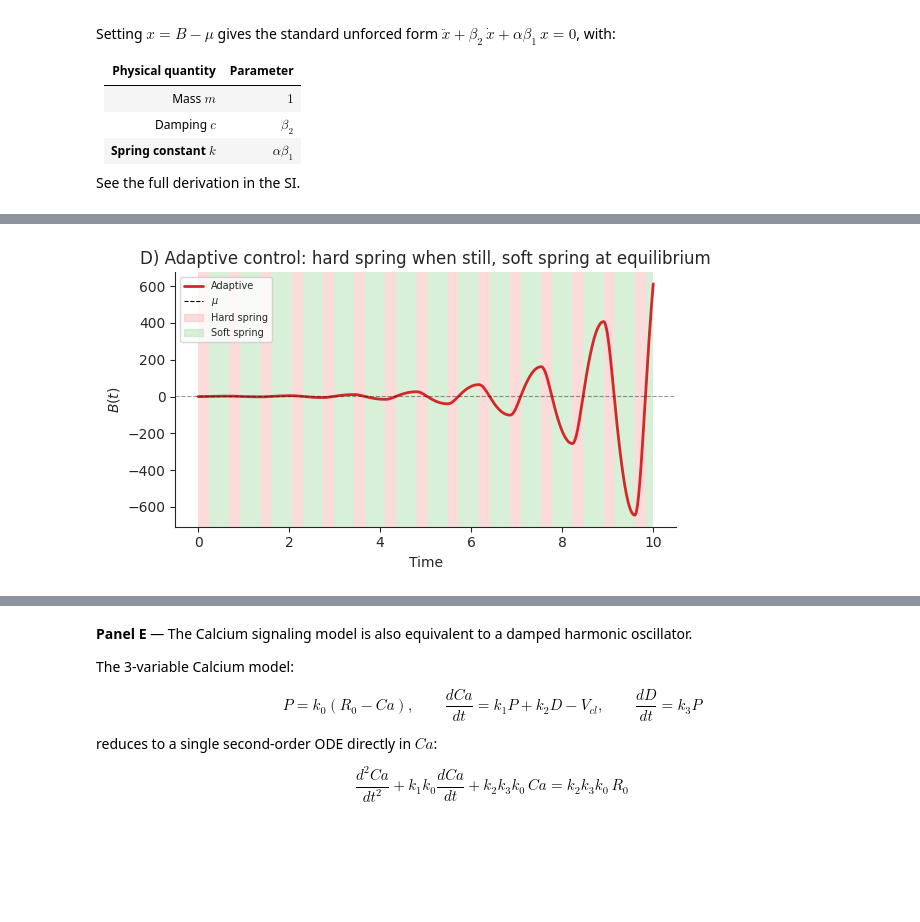
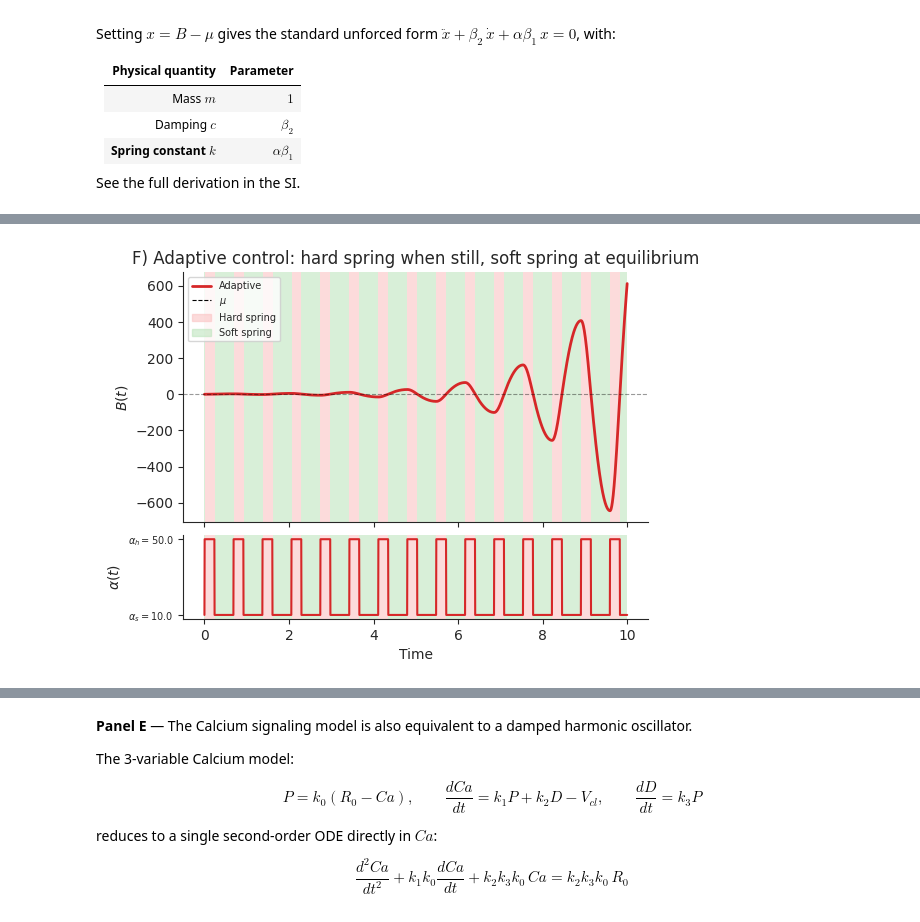
Before and after one commit to Liamir/autodiff-control, a Jupyter notebook: notebooks/figure2.ipynb, the cells around one changed output, grey strips where cells are left out. Cells and saved outputs as stored; diff of their text form; code cells hidden in the pictures; blank space fills up the shorter version.

```diff
--- a/notebooks/figure2.ipynb
+++ b/notebooks/figure2.ipynb
@@ -289,22 +290,37 @@ See the full derivation in the SI.
 
 ![Hard and soft spring diagram](hard_soft_spring.png)
 # %%
-# Panel D: standalone plot — background shading for hard/soft spring
-fig, ax = plt.subplots(figsize=(6, 3.5))
-shade_spring(ax, data_E['t'], data_E['alpha'],
+# Panel F: standalone plot — B(t) with alpha(t) schedule below
+fig, (ax_B, ax_a) = plt.subplots(2, 1, figsize=(6, 4.5), sharex=True,
+                                   gridspec_kw={'height_ratios': [3, 1], 'hspace': 0.08})
+
+shade_spring(ax_B, data_E['t'], data_E['alpha'],
              PANEL_E['alpha_hard'], PANEL_E['alpha_soft'])
-ax.plot(data_E['t'], data_E['y'][:, 1], lw=2, color='C3', label='Adaptive switching')
-ax.axhline(mu, color='black', ls='--', lw=0.8, alpha=0.4, label=r'$\mu$')
-ax.set_ylabel('$B(t)$'); ax.set_xlabel('Time')
-ax.set_title(r'D) Adaptive control: hard spring when still, soft spring at equilibrium')
-ax.legend(handles=[
+shade_spring(ax_a, data_E['t'], data_E['alpha'],
+             PANEL_E['alpha_hard'], PANEL_E['alpha_soft'])
+
+ax_B.plot(data_E['t'], data_E['y'][:, 1], lw=2, color='C3', label='Adaptive switching')
+ax_B.axhline(mu, color='black', ls='--', lw=0.8, alpha=0.4, label=r'$\mu$')
+ax_B.set_ylabel('$B(t)$')
+ax_B.set_title(r'F) Adaptive control: hard spring when still, soft spring at equilibrium')
+ax_B.legend(handles=[
     plt.Line2D([0],[0], color='C3', lw=2, label='Adaptive'),
     plt.Line2D([0],[0], color='black', ls='--', lw=0.8, label=r'$\mu$'),
     mpatches.Patch(color=HARD_COLOR, alpha=SHADE_ALPHA, label='Hard spring'),
     mpatches.Patch(color=SOFT_COLOR, alpha=SHADE_ALPHA, label='Soft spring'),
 ], fontsize=7, loc='upper left')
-clean_ax(ax); plt.tight_layout()
-fig.savefig('figure2_panelD.pdf', bbox_inches='tight')
+clean_ax(ax_B)
+plt.setp(ax_B.get_xticklabels(), visible=False)
+
+ax_a.plot(data_E['t'], data_E['alpha'], lw=1.5, color='C3')
+ax_a.set_ylabel(r'$\alpha(t)$')
+ax_a.set_xlabel('Time')
+ax_a.set_yticks([PANEL_E['alpha_soft'], PANEL_E['alpha_hard']])
+ax_a.set_yticklabels([rf"$\alpha_s={PANEL_E['alpha_soft']}$", rf"$\alpha_h={PANEL_E['alpha_hard']}$"], fontsize=7)
+clean_ax(ax_a)
+
+plt.tight_layout()
+fig.savefig('figure2_panelF.pdf', bbox_inches='tight')
 plt.show()
 # %% [output]
-[figure, old version]
+[figure, new version]
```
Also changed, not shown: parts of 4 cells of this notebook, 12 other files.
